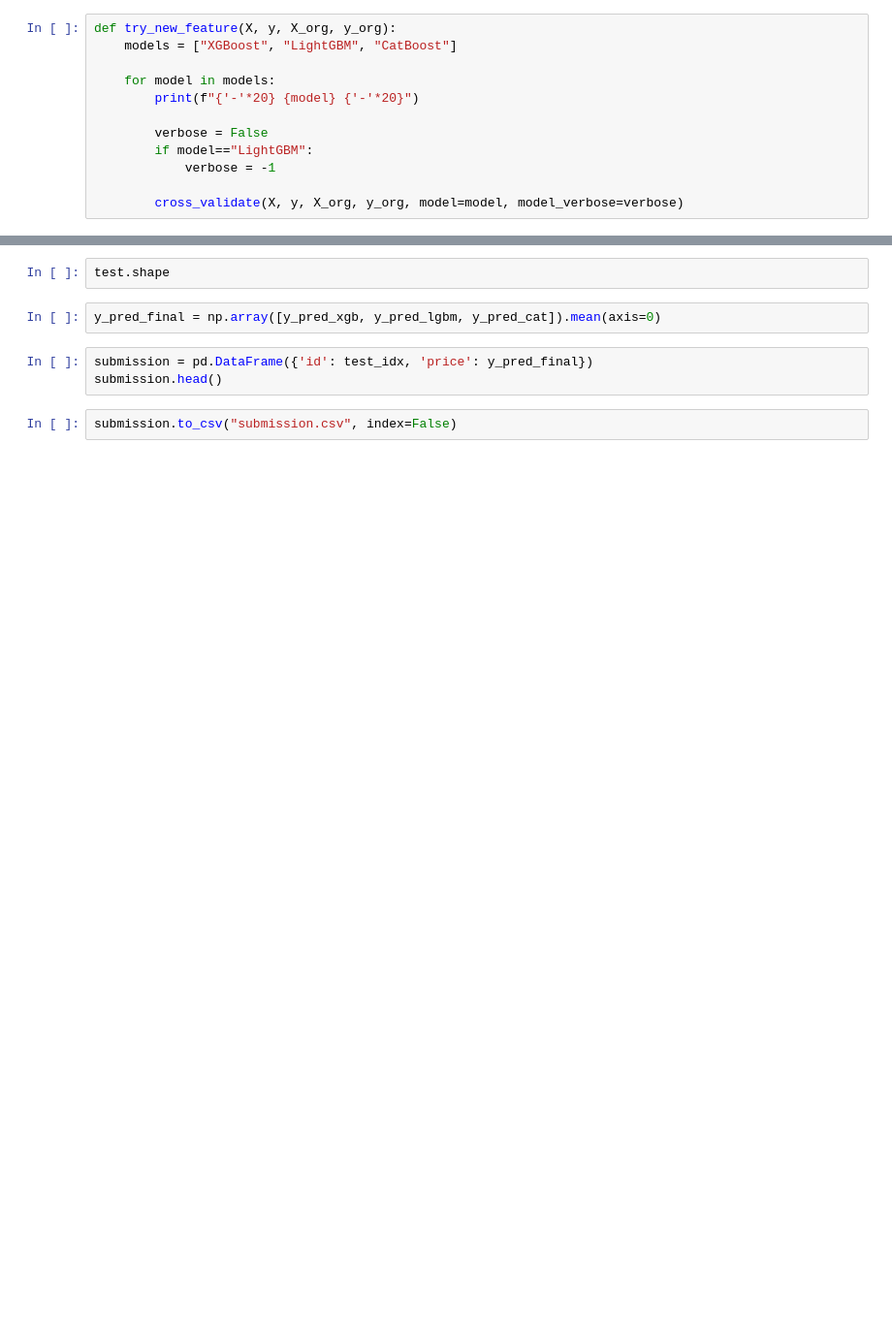
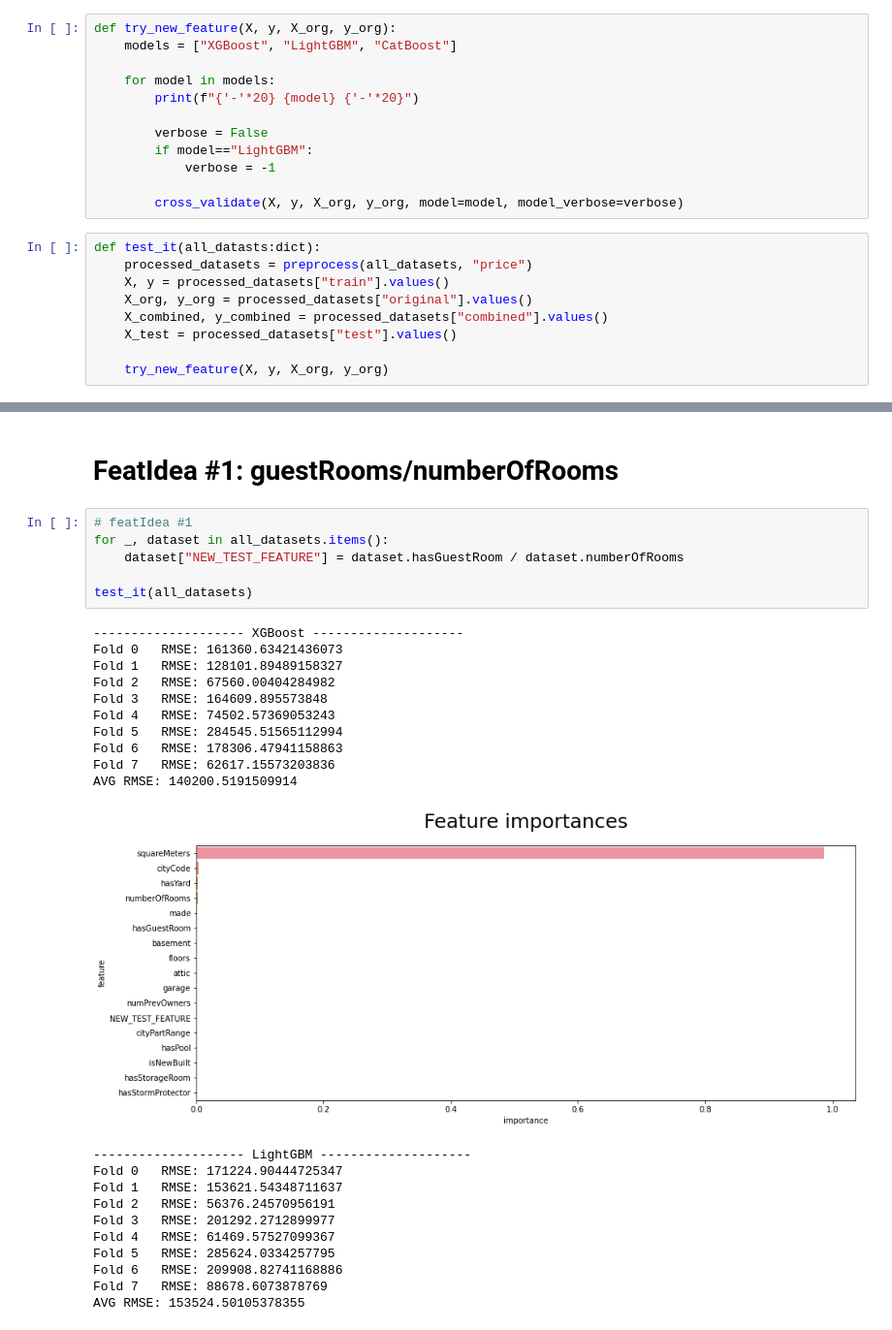
Before and after one commit to KhawajaAbaid/kaggle-playground, a Jupyter notebook: ps3e6-feature-engineering.ipynb, the cells around one changed output, grey strips where cells are left out. Shown at 97% size. Cells and saved outputs as stored; diff of their text form; blank space fills up the shorter version.

Commit message:
framework v1

```diff
--- a/ps3e6-feature-engineering.ipynb
+++ b/ps3e6-feature-engineering.ipynb
@@ -207,4 +209,13 @@ def try_new_feature(X, y, X_org, y_org):
             verbose = -1
 
         cross_validate(X, y, X_org, y_org, model=model, model_verbose=verbose)
+# %%
+def test_it(all_datasts:dict):
+    processed_datasets = preprocess(all_datasets, "price")
+    X, y = processed_datasets["train"].values()
+    X_org, y_org = processed_datasets["original"].values()
+    X_combined, y_combined = processed_datasets["combined"].values()
+    X_test = processed_datasets["test"].values()
+
+    try_new_feature(X, y, X_org, y_org)
 # %% [markdown]
@@ -407,9 +259,30 @@ Though there are more advanced and better ensembling techniques available out th
-# %%
-test.shape
-# %%
-y_pred_final = np.array([y_pred_xgb, y_pred_lgbm, y_pred_cat]).mean(axis=0)
-# %%
-submission = pd.DataFrame({'id': test_idx, 'price': y_pred_final})
-submission.head()
-# %%
-submission.to_csv("submission.csv", index=False)
+# %% [markdown]
+# FeatIdea #1: guestRooms/numberOfRooms
+# %%
+# featIdea #1
+for _, dataset in all_datasets.items():
+    dataset["NEW_TEST_FEATURE"] = dataset.hasGuestRoom / dataset.numberOfRooms
+
+test_it(all_datasets)
+# %% [output]
+-------------------- XGBoost --------------------
+Fold 0   RMSE: 161360.63421436073
+Fold 1   RMSE: 128101.89489158327
+Fold 2   RMSE: 67560.00404284982
+Fold 3   RMSE: 164609.895573848
+Fold 4   RMSE: 74502.57369053243
+Fold 5   RMSE: 284545.51565112994
+Fold 6   RMSE: 178306.47941158863
+Fold 7   RMSE: 62617.15573203836
+AVG RMSE: 140200.5191509914
+[figure, added]
+-------------------- LightGBM --------------------
+Fold 0   RMSE: 171224.90444725347
+Fold 1   RMSE: 153621.54348711637
+Fold 2   RMSE: 56376.24570956191
+Fold 3   RMSE: 201292.2712899977
+Fold 4   RMSE: 61469.57527099367
+Fold 5   RMSE: 285624.0334257795
+Fold 6   RMSE: 209908.82741168886
+Fold 7   RMSE: 88678.6073878769
+AVG RMSE: 153524.50105378355
```
Also changed, not shown: parts of 59 cells of this notebook.
